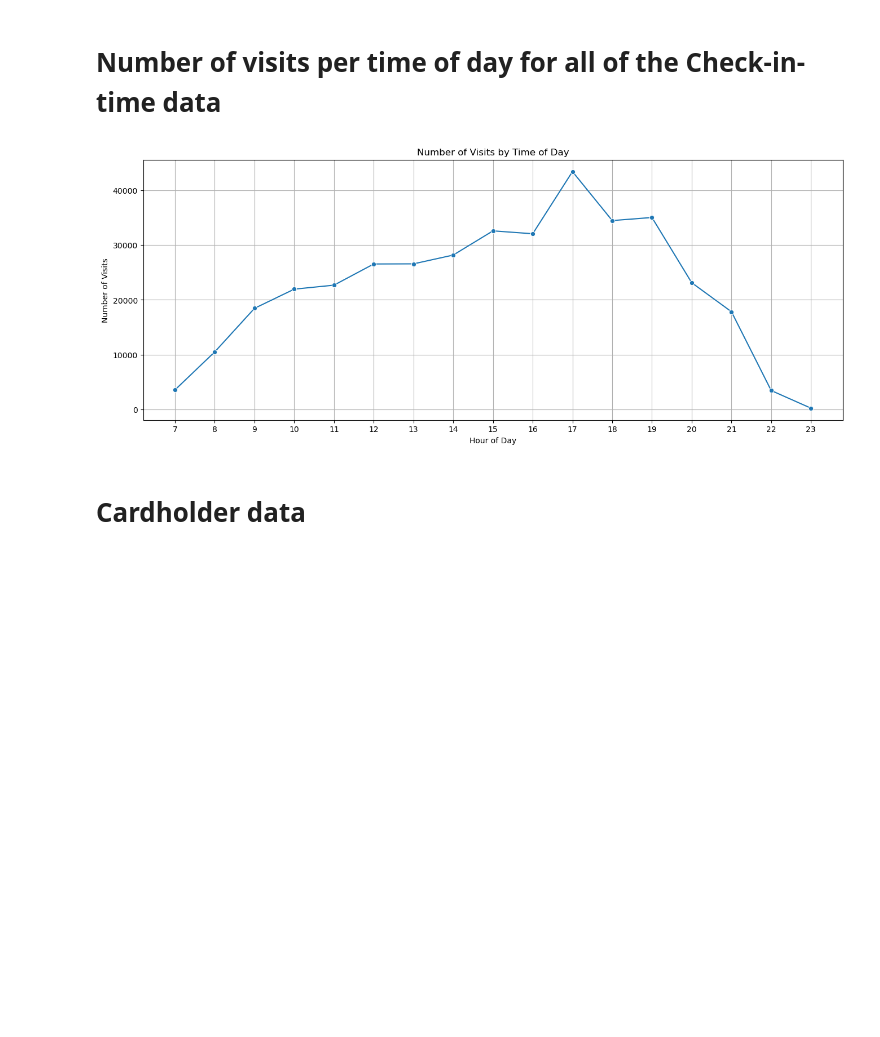
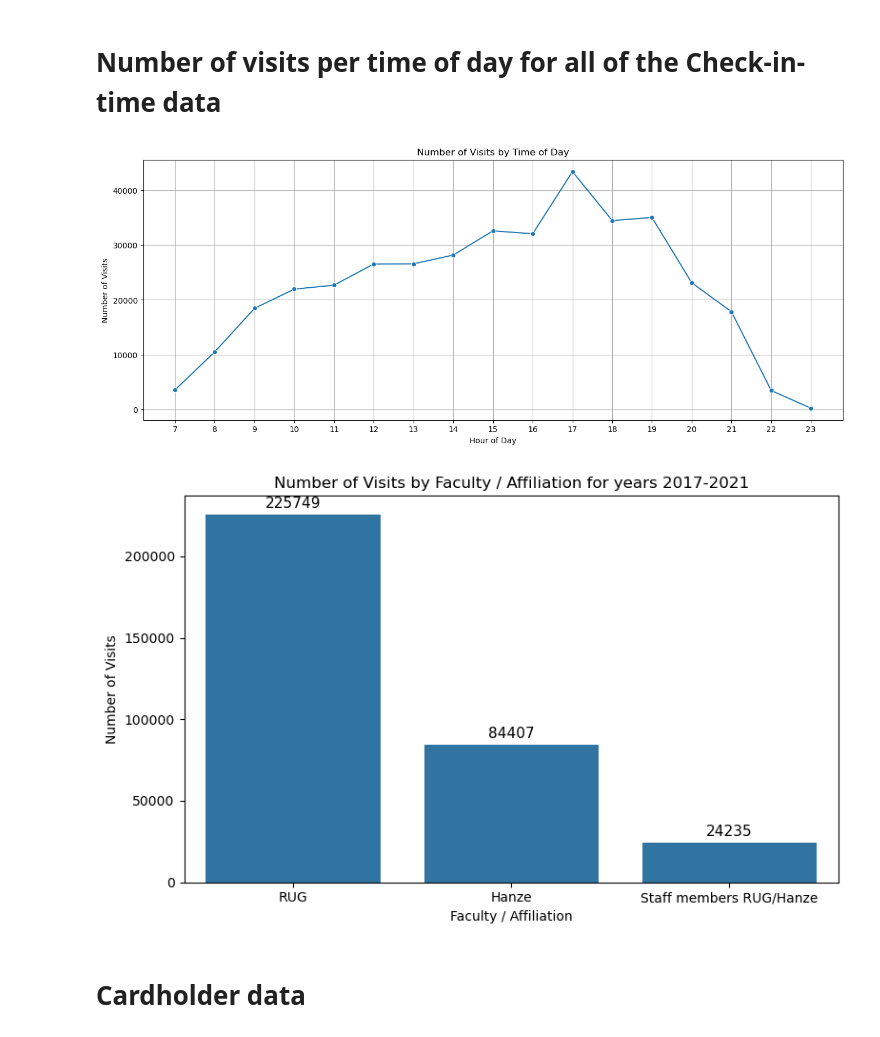
Before and after one commit to korho865/ACLO_project, a Jupyter notebook: ACLO_notebook.ipynb, the cells around one changed output. Saved outputs shown, nothing was run; the diff lists cells and outputs as text; code cells hidden in the pictures; blank space fills up the shorter version.

```diff
--- a/ACLO_notebook.ipynb
+++ b/ACLO_notebook.ipynb
@@ -33,29 +33,61 @@ from scipy import stats
 # %%
 
 # Read the data from the specified file
 df_visits = pd.read_csv('data/Check-in times/Check-in-times_sheet_2017-2021 kaikki checkin timet yhes.csv')
 
 # Parse the check-in time column (assuming it's named like in your previous df)
 # Find the column that contains 'date' in its name (case-insensitive)
 time_col = [col for col in df_visits.columns if 'date' in col.lower()][0]
 
 # Convert to datetime and extract hour
 df_visits['hour'] = pd.to_datetime(df_visits[time_col], errors='coerce').dt.hour
 
 # Count visits per hour
 visits_per_hour = df_visits['hour'].value_counts().sort_index()
 
 # Plot
 plt.figure(figsize=(16,6))
 sns.lineplot(x=visits_per_hour.index, y=visits_per_hour.values, marker='o')
 plt.xlabel('Hour of Day')
 plt.ylabel('Number of Visits')
 plt.title('Number of Visits by Time of Day')
 plt.xticks(range(7, 24))
 plt.grid(True)
 plt.show()
+# Only keep visits from RUG, Hanze, or Medewerkers RUG/Hanze
+faculty_labels = ['RUG', 'Hanze', 'Staff member RUG/Hanze', 'Staff members RUG/Hanze']
+faculty_col = 'Lid id '  # already detected
+
+# Normalize values for matching (strip and lower)
+def normalize_faculty(val):
+    if pd.isnull(val):
+        return None
+    val = str(val).strip().lower()
+    if val == 'rug':
+        return 'RUG'
+    elif val == 'hanze':
+        return 'Hanze'
+    elif 'medewerker' in val and 'hanze' in val and 'rug' in val:
+        return 'Staff members RUG/Hanze'
+    return None
+df_visits['faculty_group'] = df_visits[faculty_col].apply(normalize_faculty)
+
+filtered = df_visits[df_visits['faculty_group'].isin(['RUG', 'Hanze', 'Staff members RUG/Hanze'])]
+
+faculty_counts = filtered['faculty_group'].value_counts().reindex(['RUG', 'Hanze', 'Staff members RUG/Hanze']).fillna(0)
+
+plt.figure(figsize=(8,5))
+sns.barplot(x=faculty_counts.index, y=faculty_counts.values)
+plt.xlabel('Faculty / Affiliation')
+plt.ylabel('Number of Visits')
+plt.title('Number of Visits by Faculty / Affiliation for years 2017-2021')
+for i, count in enumerate(faculty_counts.values):
+    plt.text(i, count + max(faculty_counts.values)*0.01, int(count), ha='center', va='bottom', fontsize=11)
+plt.tight_layout()
+plt.show()
 # %% [output]
 [figure]
+[figure, added]
 # %% [markdown]
 # Cardholder data
 # %%
```
Also changed, not shown: parts of 3 cells of this notebook, 2 other files.
